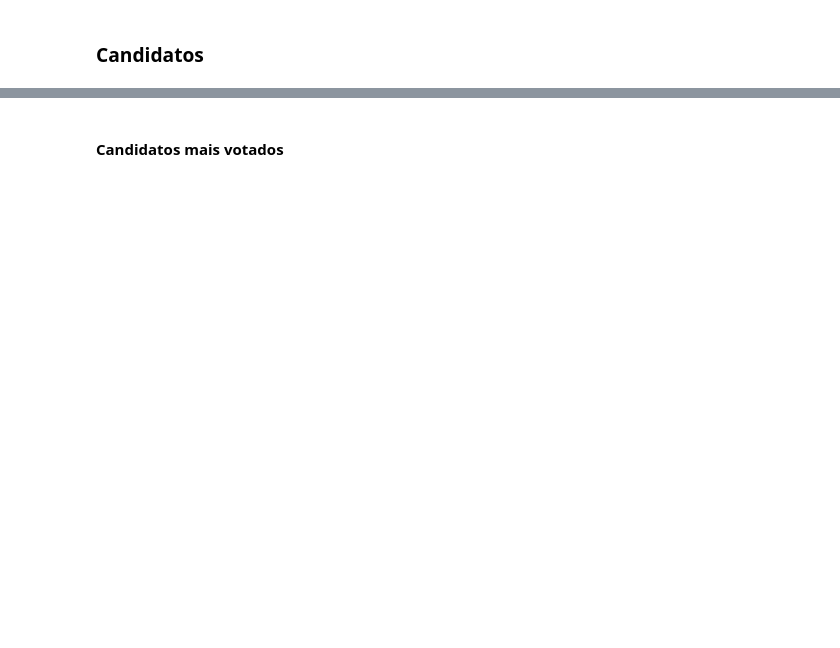
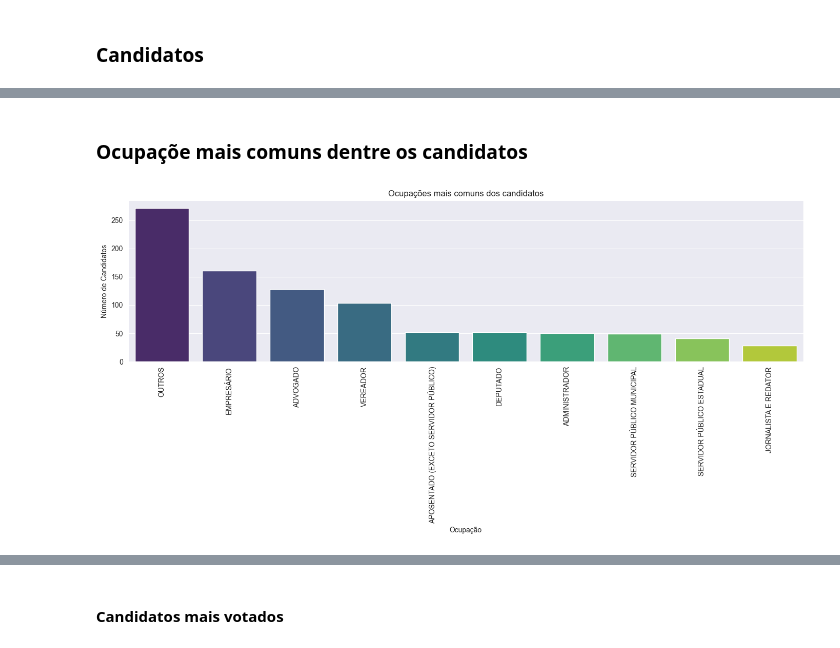
Before and after one commit to LeonardoBerlatto/data-processing-tse-study, a Jupyter notebook: notebook.ipynb, the cells around one changed output, grey strips where cells are left out. Saved outputs shown, nothing was run; the diff lists cells and outputs as text; code cells hidden in the pictures; blank space fills up the shorter version.

```diff
--- a/notebook.ipynb
+++ b/notebook.ipynb
@@ -124,0 +322,16 @@ resultados = resultados_df[RESULTADOS_FEATURES]
+# %% [markdown]
+### Ocupaçõe mais comuns dentre os candidatos
+# %%
+ocupacao_counts = candidatos['DS_OCUPACAO'].value_counts().head(10)
+
+# Plot the data
+plt.figure(figsize=(14, 7))
+sns.barplot(x=ocupacao_counts.index, y=ocupacao_counts.values, palette='viridis', hue=ocupacao_counts.index)
+plt.title('Ocupações mais comuns dos candidatos')
+plt.xlabel('Ocupação')
+plt.ylabel('Número de Candidatos')
+plt.xticks(rotation=90)
+plt.tight_layout()
+plt.show()
+# %% [output]
+[figure, added]
```
Also changed, not shown: parts of 68 cells of this notebook, 2 other files.
